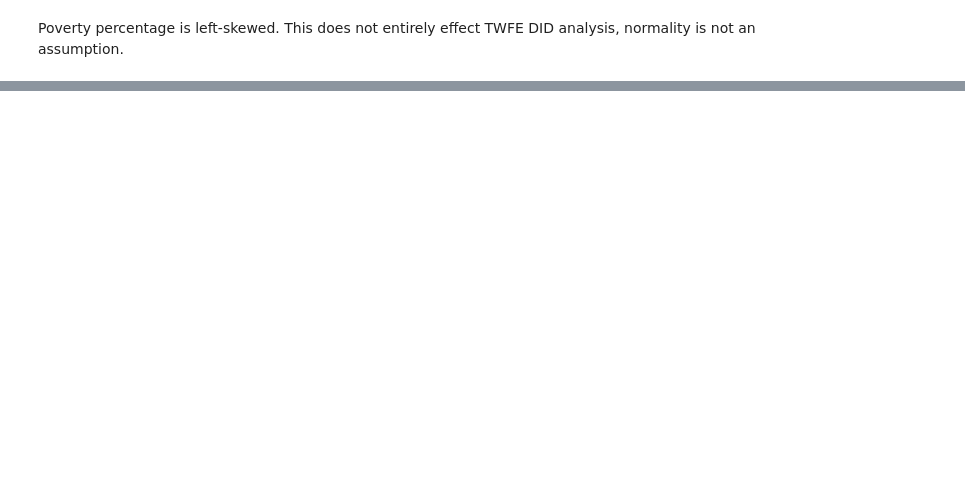
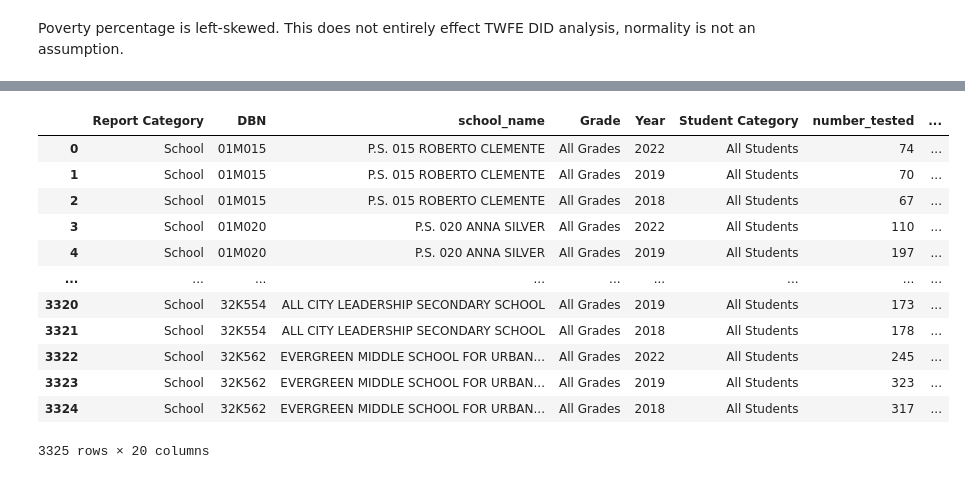
Before and after one commit to madisonajones/Master-s-Project, a Jupyter notebook: Week5_EDA_2.ipynb, the cells around one changed output, grey strips where cells are left out. Cells and saved outputs as stored; diff of their text form; code cells hidden in the pictures; blank space fills up the shorter version.

```diff
--- a/Week5_EDA_2.ipynb
+++ b/Week5_EDA_2.ipynb
@@ -434,3 +435,19 @@ merged.hvplot.scatter(
 ).opts(xlabel='Poverty %', ylabel='Mean Score', title = 'Mean Score by Year, with Poverty Data', width = 900, height = 600)
 # %% [output]
 [interactive output not drawn]
+# %%
+merged_school
+# %% [output]
+|  | Report Category | DBN | school_name | Grade | Year | Student Category | number_tested | ... |
+| 0 | School | 01M015 | P.S. 015 ROBERTO CLEMENTE | All Grades | 2022 | All Students | 74 | ... |
+| 1 | School | 01M015 | P.S. 015 ROBERTO CLEMENTE | All Grades | 2019 | All Students | 70 | ... |
+| 2 | School | 01M015 | P.S. 015 ROBERTO CLEMENTE | All Grades | 2018 | All Students | 67 | ... |
+| 3 | School | 01M020 | P.S. 020 ANNA SILVER | All Grades | 2022 | All Students | 110 | ... |
+| 4 | School | 01M020 | P.S. 020 ANNA SILVER | All Grades | 2019 | All Students | 197 | ... |
+| ... | ... | ... | ... | ... | ... | ... | ... | ... |
+| 3320 | School | 32K554 | ALL CITY LEADERSHIP SECONDARY SCHOOL | All Grades | 2019 | All Students | 173 | ... |
+| 3321 | School | 32K554 | ALL CITY LEADERSHIP SECONDARY SCHOOL | All Grades | 2018 | All Students | 178 | ... |
+| 3322 | School | 32K562 | EVERGREEN MIDDLE SCHOOL FOR URBAN... | All Grades | 2022 | All Students | 245 | ... |
+| 3323 | School | 32K562 | EVERGREEN MIDDLE SCHOOL FOR URBAN... | All Grades | 2019 | All Students | 323 | ... |
+| 3324 | School | 32K562 | EVERGREEN MIDDLE SCHOOL FOR URBAN... | All Grades | 2018 | All Students | 317 | ... |
+3325 rows × 20 columns
```
Also changed, not shown: parts of 5 cells of this notebook, 20 other files.
